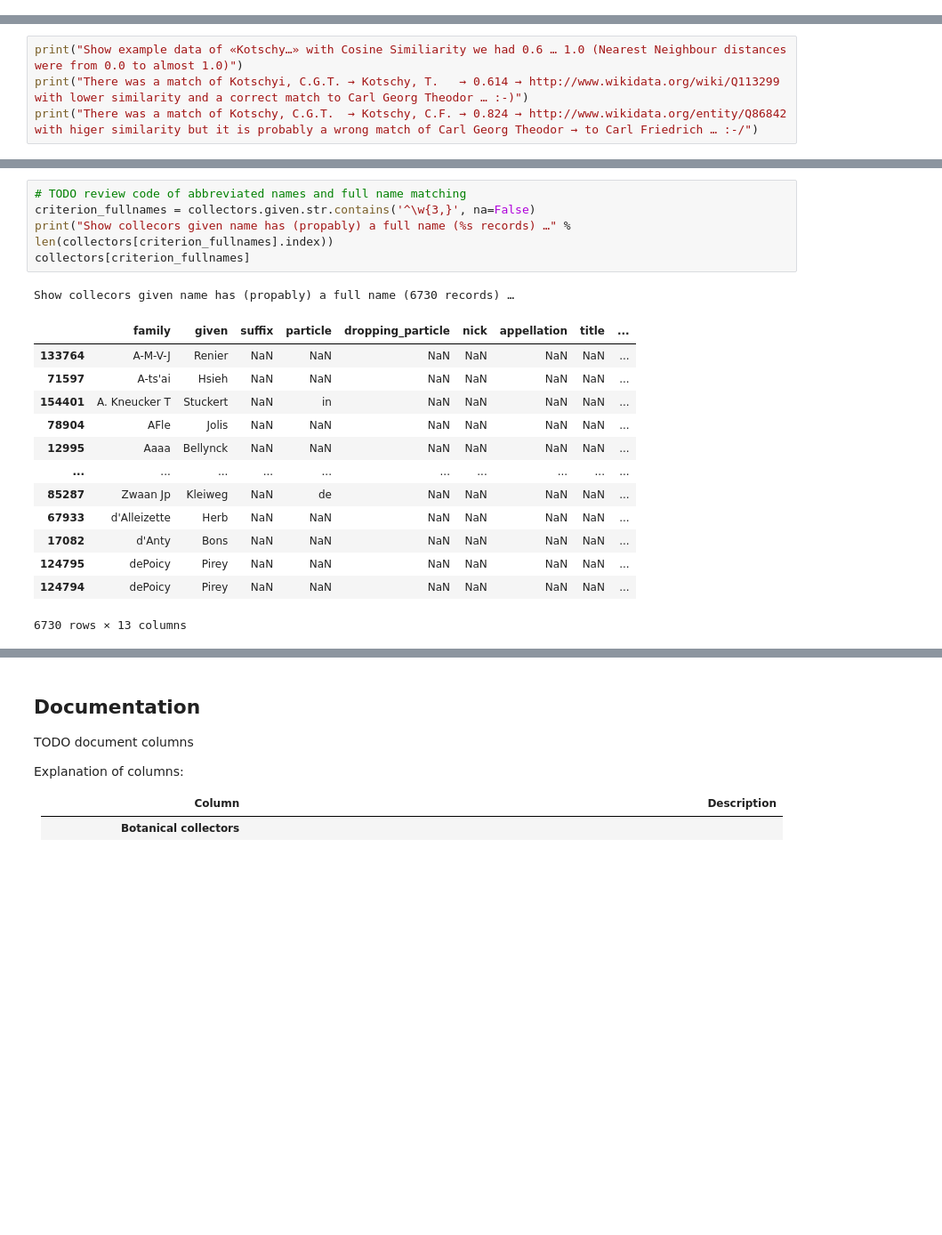
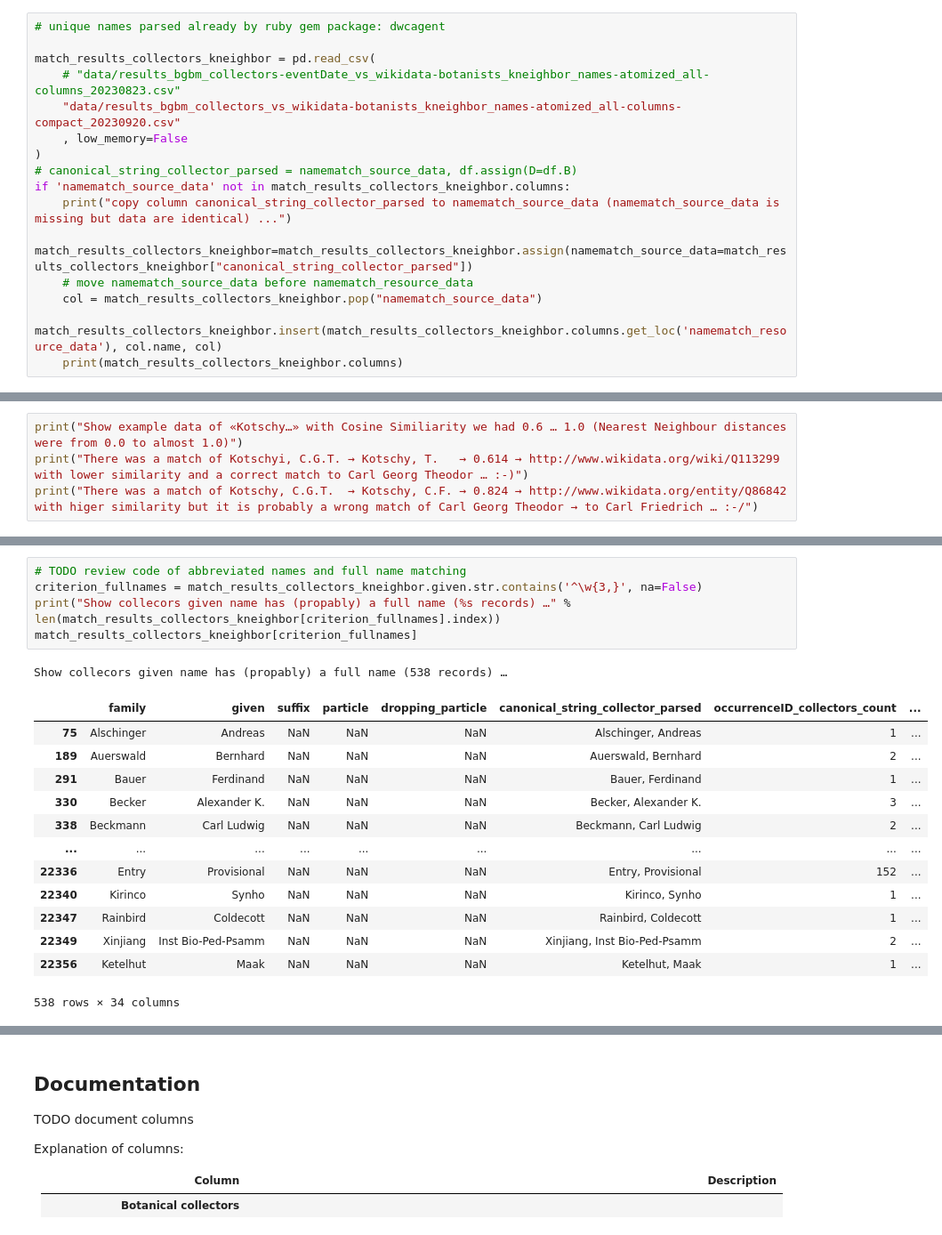
Before and after one commit to infinite-dao/collector-matching, a Jupyter notebook: match_names_draft-data-analysis.ipynb, the cells around one changed output, grey strips where cells are left out. Shown: that part at 89% size. Drawn from its saved outputs; the diff is of its cells as text; blank space fills up the shorter version.

```diff
--- a/match_names_draft-data-analysis.ipynb
+++ b/match_names_draft-data-analysis.ipynb
@@ -44,0 +41,16 @@ match_results_collectors_kneighbor = pd.read_csv("data/results_bgbm_collectors-e
+# %%
+# unique names parsed already by ruby gem package: dwcagent
+
+match_results_collectors_kneighbor = pd.read_csv(
+    # "data/results_bgbm_collectors-eventDate_vs_wikidata-botanists_kneighbor_names-atomized_all-columns_20230823.csv"
+    "data/results_bgbm_collectors_vs_wikidata-botanists_kneighbor_names-atomized_all-columns-compact_20230920.csv"
+    , low_memory=False
+)
+# canonical_string_collector_parsed = namematch_source_data, df.assign(D=df.B)
+if 'namematch_source_data' not in match_results_collectors_kneighbor.columns:
+    print("copy column canonical_string_collector_parsed to namematch_source_data (namematch_source_data is missing but data are identical) ...")
+    match_results_collectors_kneighbor=match_results_collectors_kneighbor.assign(namematch_source_data=match_results_collectors_kneighbor["canonical_string_collector_parsed"])
+    # move namematch_source_data before namematch_resource_data
+    col = match_results_collectors_kneighbor.pop("namematch_source_data")
+    match_results_collectors_kneighbor.insert(match_results_collectors_kneighbor.columns.get_loc('namematch_resource_data'), col.name, col)
+    print(match_results_collectors_kneighbor.columns)
@@ -196,20 +262,20 @@ sns.despine(left=True, bottom=True) # remove box lines
 # %%
 # TODO review code of abbreviated names and full name matching
-criterion_fullnames = collectors.given.str.contains('^\w{3,}', na=False)
-print("Show collecors given name has (propably) a full name (%s records) …" % len(collectors[criterion_fullnames].index))
-collectors[criterion_fullnames]
+criterion_fullnames = match_results_collectors_kneighbor.given.str.contains('^\w{3,}', na=False)
+print("Show collecors given name has (propably) a full name (%s records) …" % len(match_results_collectors_kneighbor[criterion_fullnames].index))
+match_results_collectors_kneighbor[criterion_fullnames]
 # %% [output]
-Show collecors given name has (propably) a full name (6730 records) …
+Show collecors given name has (propably) a full name (538 records) …
-|  | family | given | suffix | particle | dropping_particle | nick | appellation | title | ... |
-| 133764 | A-M-V-J | Renier | NaN | NaN | NaN | NaN | NaN | NaN | ... |
-| 71597 | A-ts'ai | Hsieh | NaN | NaN | NaN | NaN | NaN | NaN | ... |
-| 154401 | A. Kneucker T | Stuckert | NaN | in | NaN | NaN | NaN | NaN | ... |
-| 78904 | AFle | Jolis | NaN | NaN | NaN | NaN | NaN | NaN | ... |
-| 12995 | Aaaa | Bellynck | NaN | NaN | NaN | NaN | NaN | NaN | ... |
-| ... | ... | ... | ... | ... | ... | ... | ... | ... | ... |
-| 85287 | Zwaan Jp | Kleiweg | NaN | de | NaN | NaN | NaN | NaN | ... |
-| 67933 | d'Alleizette | Herb | NaN | NaN | NaN | NaN | NaN | NaN | ... |
-| 17082 | d'Anty | Bons | NaN | NaN | NaN | NaN | NaN | NaN | ... |
-| 124795 | dePoicy | Pirey | NaN | NaN | NaN | NaN | NaN | NaN | ... |
-| 124794 | dePoicy | Pirey | NaN | NaN | NaN | NaN | NaN | NaN | ... |
+|  | family | given | suffix | particle | dropping_particle | canonical_string_collector_parsed | occurrenceID_collectors_count | ... |
+| 75 | Alschinger | Andreas | NaN | NaN | NaN | Alschinger, Andreas | 1 | ... |
+| 189 | Auerswald | Bernhard | NaN | NaN | NaN | Auerswald, Bernhard | 2 | ... |
+| 291 | Bauer | Ferdinand | NaN | NaN | NaN | Bauer, Ferdinand | 1 | ... |
+| 330 | Becker | Alexander K. | NaN | NaN | NaN | Becker, Alexander K. | 3 | ... |
+| 338 | Beckmann | Carl Ludwig | NaN | NaN | NaN | Beckmann, Carl Ludwig | 2 | ... |
+| ... | ... | ... | ... | ... | ... | ... | ... | ... |
+| 22336 | Entry | Provisional | NaN | NaN | NaN | Entry, Provisional | 152 | ... |
+| 22340 | Kirinco | Synho | NaN | NaN | NaN | Kirinco, Synho | 1 | ... |
+| 22347 | Rainbird | Coldecott | NaN | NaN | NaN | Rainbird, Coldecott | 1 | ... |
+| 22349 | Xinjiang | Inst Bio-Ped-Psamm | NaN | NaN | NaN | Xinjiang, Inst Bio-Ped-Psamm | 2 | ... |
+| 22356 | Ketelhut | Maak | NaN | NaN | NaN | Ketelhut, Maak | 1 | ... |
-6730 rows × 13 columns
+538 rows × 34 columns
```
Also changed, not shown: parts of 10 cells of this notebook, 1 other file.
